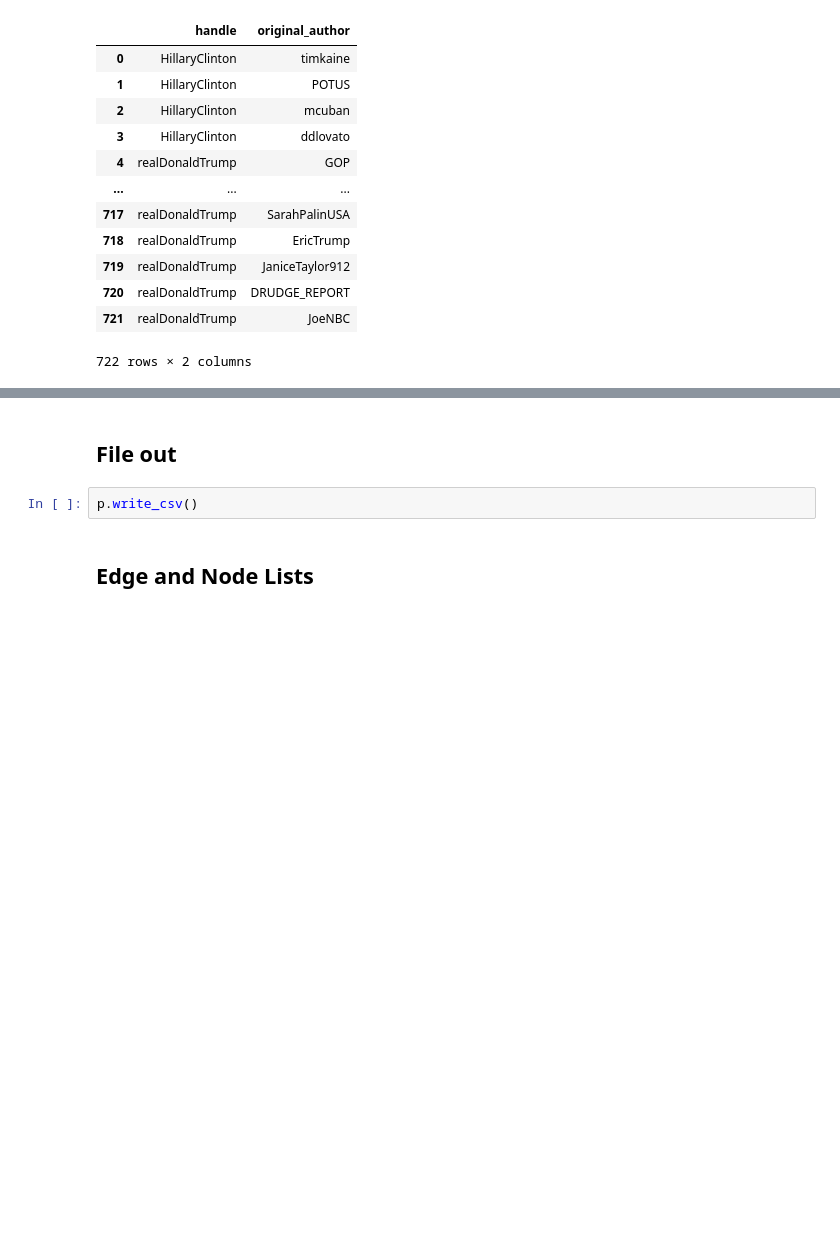
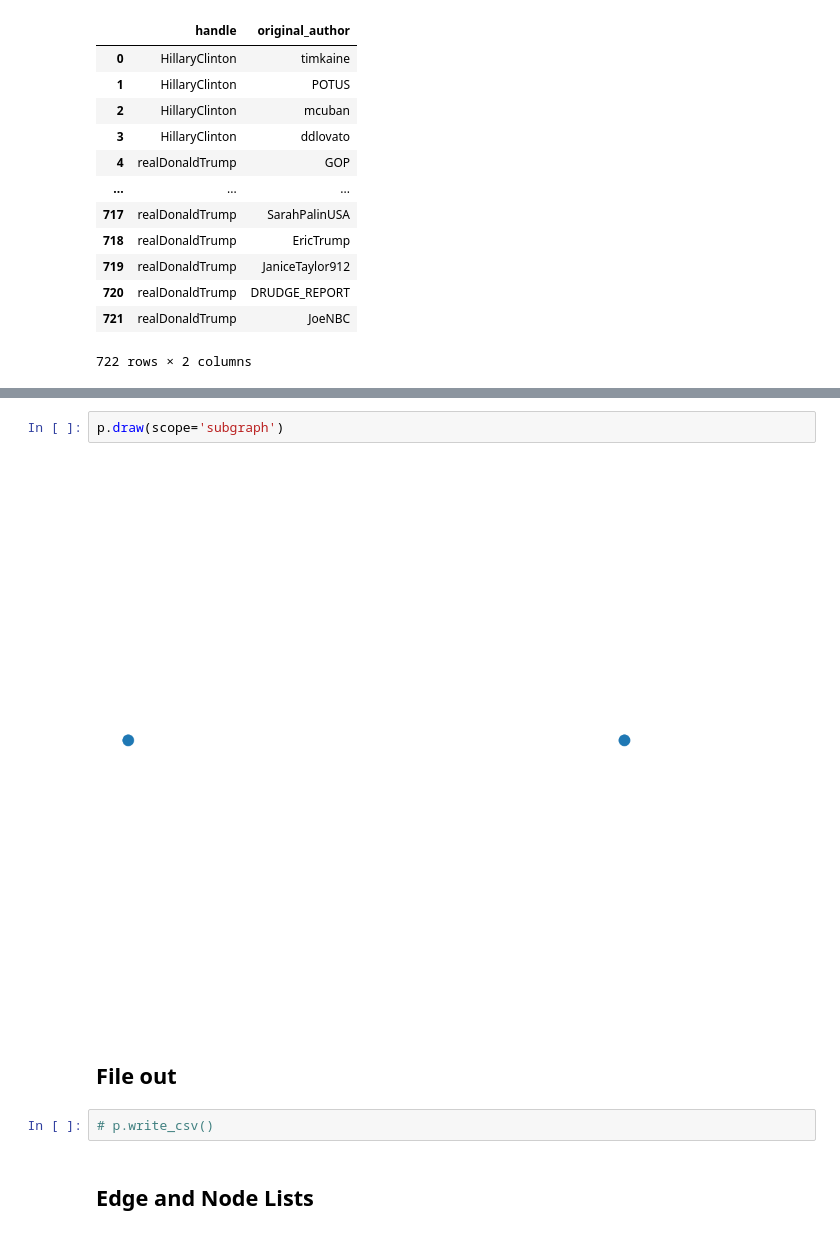
Before and after one commit to jvrodley/gordian, a Jupyter notebook: Graph_Processing_Prototyping.ipynb, the cells around one changed output, grey strips where cells are left out. Cells and saved outputs as stored; diff of their text form; blank space fills up the shorter version.

```diff
--- a/Graph_Processing_Prototyping.ipynb
+++ b/Graph_Processing_Prototyping.ipynb
@@ -123,7 +123,11 @@ p.EDGELIST
+# %%
+p.draw(scope='subgraph')
+# %% [output]
+[figure, added]
 # %% [markdown]
 ## File out
-# %%
-p.write_csv()
+# %%
+# p.write_csv()
 # %% [markdown]
 ## Edge and Node Lists
 # %%
```
Also changed, not shown: parts of 21 cells of this notebook, 1 other file.
